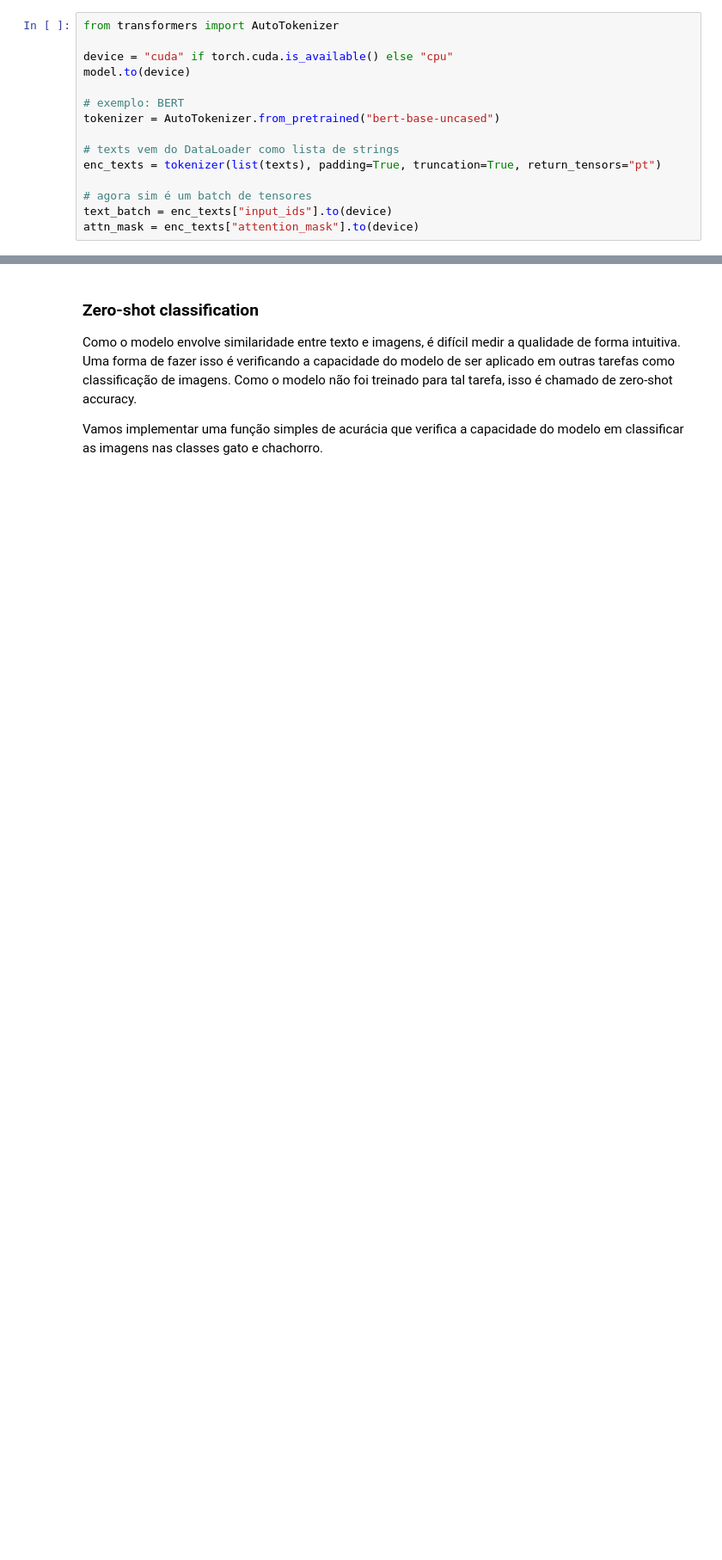
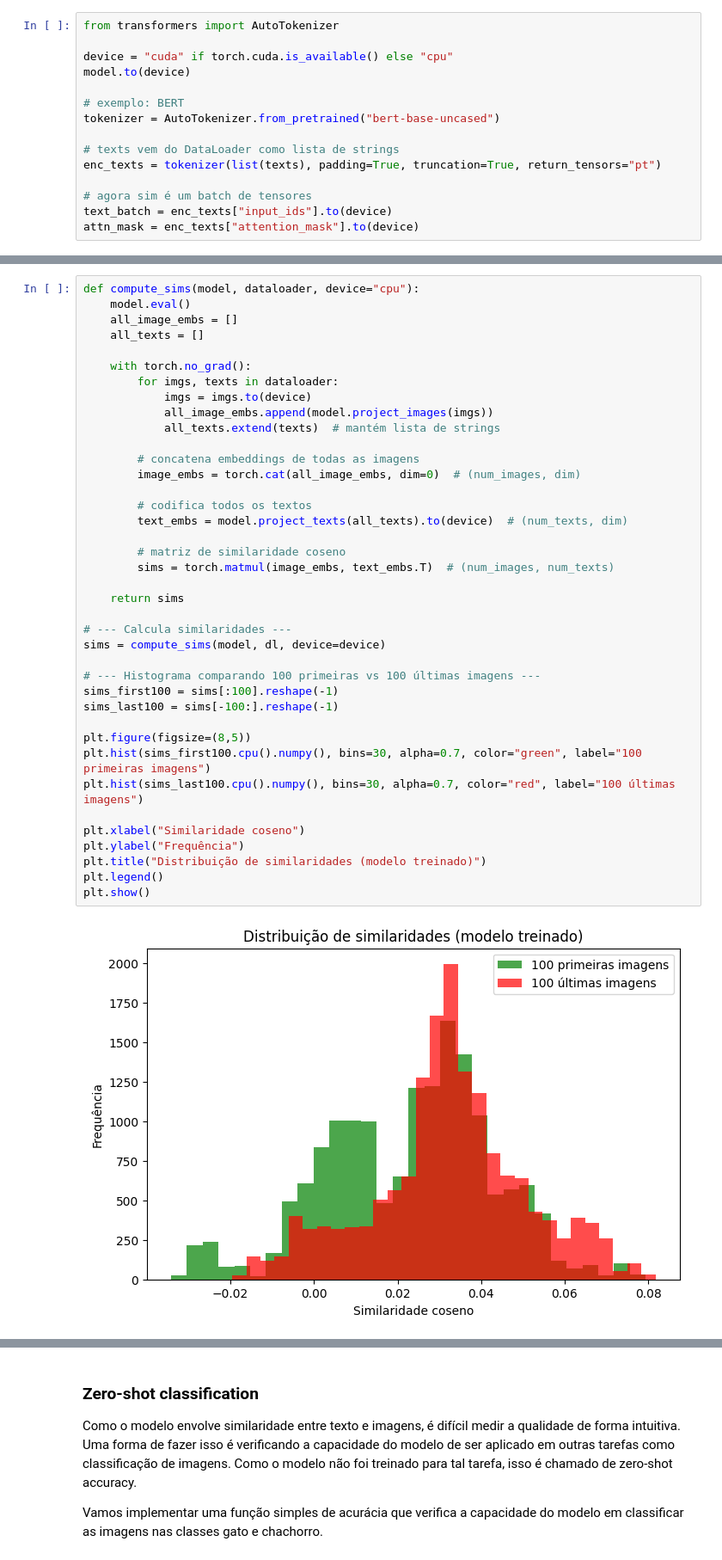
Before and after one commit to Krayth/TCC-graphs-CLIP-test2, a Jupyter notebook: 3 - Modelo multimodal CLIP.ipynb, the cells around one changed output, grey strips where cells are left out. Shown: that part at 86% size. Cells and saved outputs as stored; diff of their text form; blank space fills up the shorter version.

```diff
--- a/3 - Modelo multimodal CLIP.ipynb
+++ b/3 - Modelo multimodal CLIP.ipynb
@@ -263,0 +301,41 @@ plt.show()
+# %%
+def compute_sims(model, dataloader, device="cpu"):
+    model.eval()
+    all_image_embs = []
+    all_texts = []
+
+    with torch.no_grad():
+        for imgs, texts in dataloader:
+            imgs = imgs.to(device)
+            all_image_embs.append(model.project_images(imgs))
+            all_texts.extend(texts)  # mantém lista de strings
+
+        # concatena embeddings de todas as imagens
+        image_embs = torch.cat(all_image_embs, dim=0)  # (num_images, dim)
+
+        # codifica todos os textos
+        text_embs = model.project_texts(all_texts).to(device)  # (num_texts, dim)
+
+        # matriz de similaridade coseno
+        sims = torch.matmul(image_embs, text_embs.T)  # (num_images, num_texts)
+
+    return sims
+
+# --- Calcula similaridades ---
+sims = compute_sims(model, dl, device=device)
+
+# --- Histograma comparando 100 primeiras vs 100 últimas imagens ---
+sims_first100 = sims[:100].reshape(-1)
+sims_last100 = sims[-100:].reshape(-1)
+
+plt.figure(figsize=(8,5))
+plt.hist(sims_first100.cpu().numpy(), bins=30, alpha=0.7, color="green", label="100 primeiras imagens")
+plt.hist(sims_last100.cpu().numpy(), bins=30, alpha=0.7, color="red", label="100 últimas imagens")
+
+plt.xlabel("Similaridade coseno")
+plt.ylabel("Frequência")
+plt.title("Distribuição de similaridades (modelo treinado)")
+plt.legend()
+plt.show()
+# %% [output]
+[figure, added]
```
Also changed, not shown: parts of 9 cells of this notebook, 1 other file.
